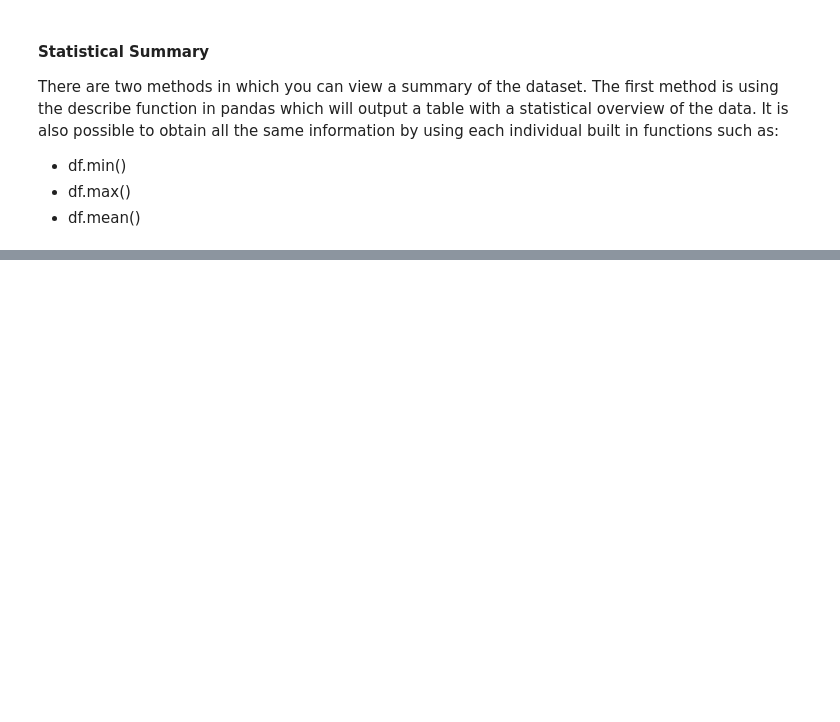
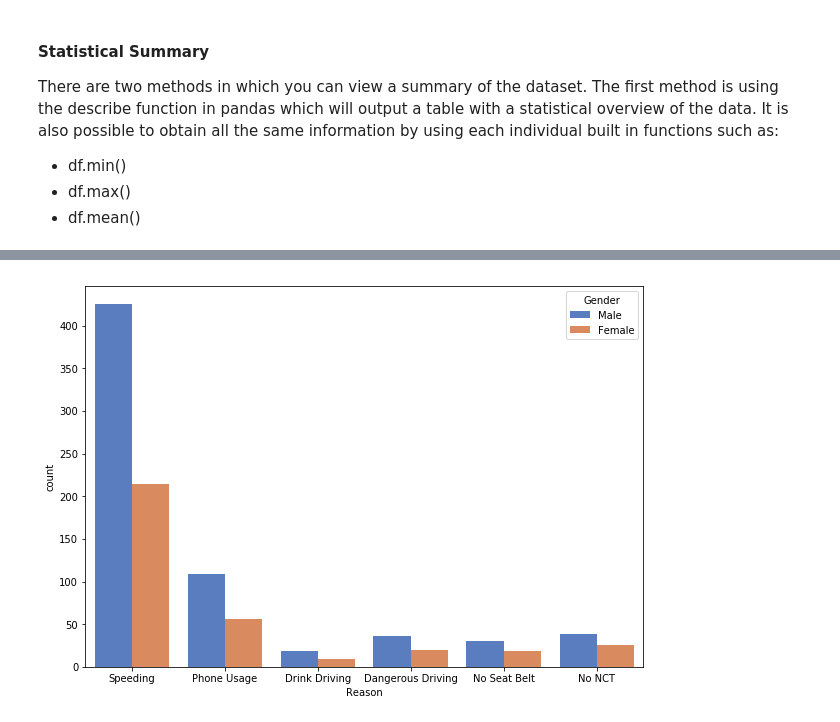
Before and after one commit to kevindooley/Simulated-Dataset, a Jupyter notebook: Simulation of Dataset.ipynb, the cells around one changed output, grey strips where cells are left out. Saved outputs shown, nothing was run; the diff lists cells and outputs as text; code cells hidden in the pictures; blank space fills up the shorter version.

```diff
--- a/Simulation of Dataset.ipynb
+++ b/Simulation of Dataset.ipynb
@@ -242,6 +252,0 @@ BAsed on the data above, I can determine that the number of car accidetns a pers
-# %%
-np.random.seed(11) # reproducibility of results
-#np.arange - choose number from 1 to 4 (higher number exclusive)
-#np.random.choice allows size of dataset and determine probability of each number in a
-accidents = np.random.triangular(0, 3.5,5, size=1001).round(0)
-# on average a person will be in 3/4 accidents reference 11
@@ -253,9 +257,10 @@ sns.distplot(accidents)
 # %%
-df = pd.DataFrame({'Age':age.round(0), "Gender":gender, "Location":location, "Reason":reason_pp, "Total Points":total_points, "Accidents":accidents.round(0)}) # create dataframe# create dataframe
-df["Location"].replace({1:"Leinster", 2:"Ulster", 3:"Munster", 4:"Connacht"}, inplace=True)
+#create pandas dataframe
+#all variables added
+#used replace function to replace numbers with words
+df = pd.DataFrame({'Age':age.round(0), "Gender":gender, "Location":location, "Reason":reason, "Total Points":total_points, "Accidents":accidents.round(0)}) # create dataframe# create dataframe
+df["Location"].replace({1:"Munster", 2:"Leinster", 3:"Ulster", 4:"Connacht"}, inplace=True)
 df["Gender"].replace({1:'Male', 2:'Female'}, inplace=True) # replace number 1 with Male & number 2 with female
-df["Reason"].replace({1:"Speeding", 2:"Phone", 3:"No Seatbelt", 4:"Drink Driving"}, inplace=True)
-df["Total Points"].replace({1:"1", 2:"2", 3:"3", 4:"4", 5:"5", 6:"6", 7:"7 ", 8:"8", 9:"9", 10:"10", 11:"11", 12:"12"}, inplace=False)
-df["Accidents"].replace({1:"0", 2:"1", 3:"2", 4:"3", 5:"4", 6:"5"}, inplace=False)
+df["Reason"].replace({1:"Speeding", 2:"Phone Usage", 3:"No Seatbelt", 4:"Drink Driving", 5:"No NCT", 6:"Dangerous Driving"}, inplace=True)
 df
 # %% [output]
@@ -338,0 +396,6 @@ The main thing to show here is that males have recieved more penalty points and
+# %%
+plt.figure(figsize = (10, 7)) #plot size
+sns.countplot("Reason",hue="Gender", data=df, palette="muted")
+plt.show()
+# %% [output]
+[figure, added]
```
Also changed, not shown: parts of 36 cells of this notebook.
